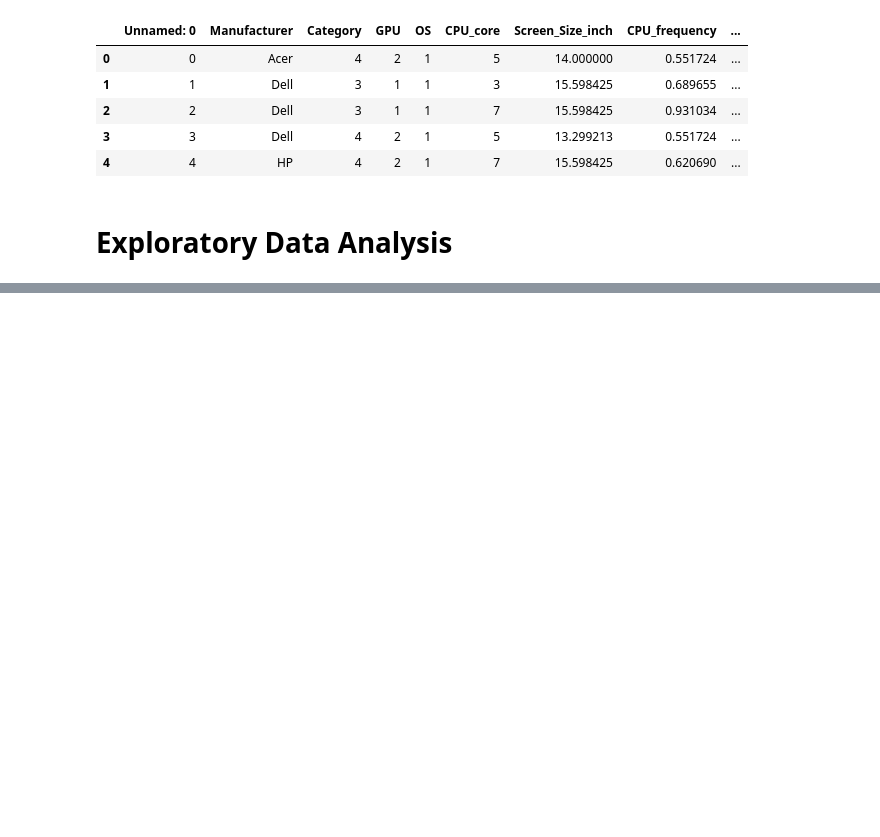
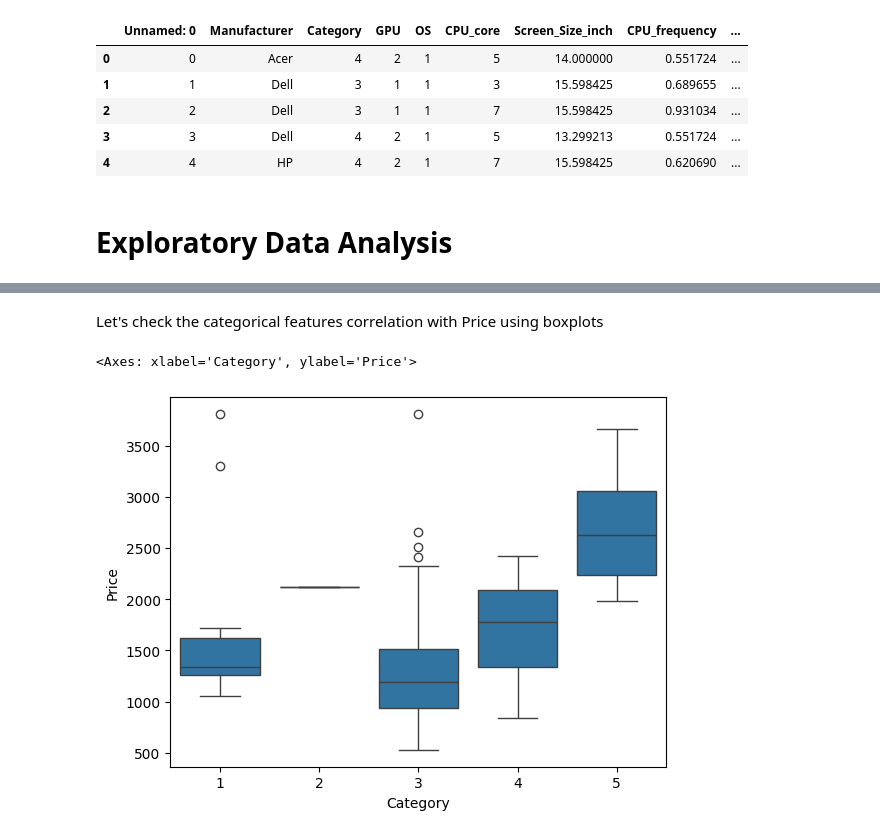
Before and after one commit to schonsnatan/Data-Analysis-Laptops, a Jupyter notebook: project.ipynb, the cells around one changed output, grey strips where cells are left out. Cells and saved outputs as stored; diff of their text form; code cells hidden in the pictures; blank space fills up the shorter version.

```diff
--- a/project.ipynb
+++ b/project.ipynb
@@ -260,0 +299,7 @@ plt.ylim(0,)
+# %% [markdown]
+Let's check the categorical features correlation with Price using boxplots
+# %%
+sns.boxplot(x="Category", y="Price", data=df)
+# %% [output]
+<Axes: xlabel='Category', ylabel='Price'>
+[figure, added]
```
Also changed, not shown: parts of 21 cells of this notebook.
